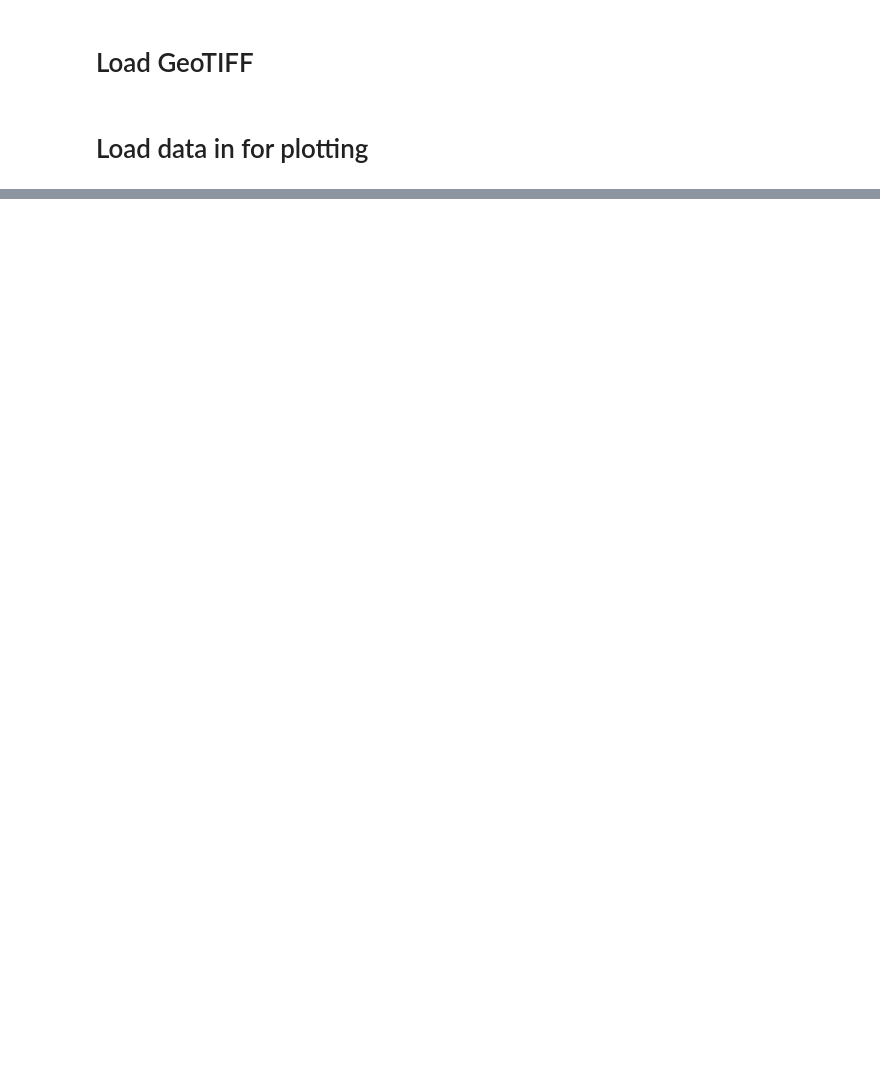
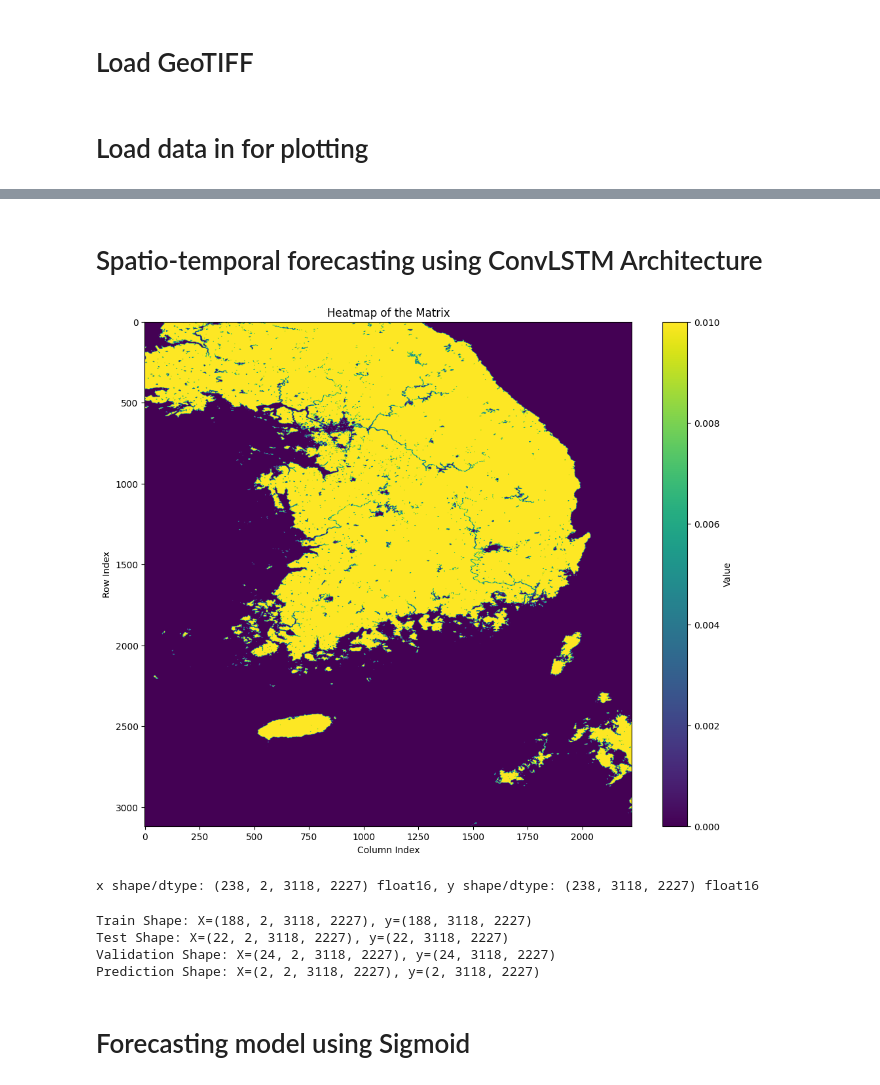
Before and after one commit to Tom-v-G/UC_wildfire_forecasting, a Jupyter notebook: data visualisation Rajiv.ipynb, the cells around one changed output, grey strips where cells are left out. Drawn from its saved outputs; the diff is of its cells as text; code cells hidden in the pictures; blank space fills up the shorter version.

Commit message:
Forecasting added, working on per pixel classification

```diff
--- a/data visualisation Rajiv.ipynb
+++ b/data visualisation Rajiv.ipynb
@@ -197,0 +221,2 @@ Attributes:
+# %% [markdown]
+# Spatio-temporal forecasting using ConvLSTM Architecture
@@ -197,0 +241,29 @@ Attributes:
+# %%
+# Load appropriate normalized dataset
+normalized_dataset = np.load("training_array_f16_normalized.npy")
+# %%
+# quick exploration of the data
+
+plt.figure(figsize=(12, 10))
+plt.imshow(normalized_dataset[7], cmap='viridis', aspect='auto')  # 'aspect=auto' adjusts the aspect ratio to fit the dimensions
+plt.colorbar(label='Value')
+plt.title("Heatmap of the Matrix")
+plt.xlabel("Column Index")
+plt.ylabel("Row Index")
+plt.show()
+# %% [output]
+[figure, added]
+# %%
+# Create windowed training dataset
+def create_windowed_dataset(data, window_size):
+    X, y = [], []
+    for i in range(len(data) - window_size):
+        X.append(data[i:i + window_size])
+        y.append(data[i + window_size])
+    return np.array(X), np.array(y)
+
+window_size = 2  # Using x amount of months of data to predict the next month
+X, y = create_windowed_dataset(normalized_dataset, window_size)
+print(f'x shape/dtype: {X.shape} {X.dtype}, y shape/dtype: {y.shape} {y.dtype}')
+# %% [output]
+x shape/dtype: (238, 2, 3118, 2227) float16, y shape/dtype: (238, 3118, 2227) float16
@@ -197,0 +278,26 @@ Attributes:
+# %%
+# Define the split indices
+train_end = 188
+test_end = train_end + 22
+val_end = test_end + 24
+pred_start = val_end
+pred_end = pred_start + 2  # We want 2 samples for prediction
+
+# Split the dataset
+X_train, y_train = X[:train_end], y[:train_end]
+X_test, y_test = X[train_end:test_end], y[train_end:test_end]
+X_val, y_val = X[test_end:val_end], y[test_end:val_end]
+X_pred, y_pred = X[pred_start:pred_end], y[pred_start:pred_end]
+
+# Print the shapes of the splits to verify
+print(f"Train Shape: X={X_train.shape}, y={y_train.shape}")
+print(f"Test Shape: X={X_test.shape}, y={y_test.shape}")
+print(f"Validation Shape: X={X_val.shape}, y={y_val.shape}")
+print(f"Prediction Shape: X={X_pred.shape}, y={y_pred.shape}")
+# %% [output]
+Train Shape: X=(188, 2, 3118, 2227), y=(188, 3118, 2227)
+Test Shape: X=(22, 2, 3118, 2227), y=(22, 3118, 2227)
+Validation Shape: X=(24, 2, 3118, 2227), y=(24, 3118, 2227)
+Prediction Shape: X=(2, 2, 3118, 2227), y=(2, 3118, 2227)
+# %% [markdown]
+# Forecasting model using Sigmoid
```
Also changed, not shown: parts of 27 cells of this notebook.
